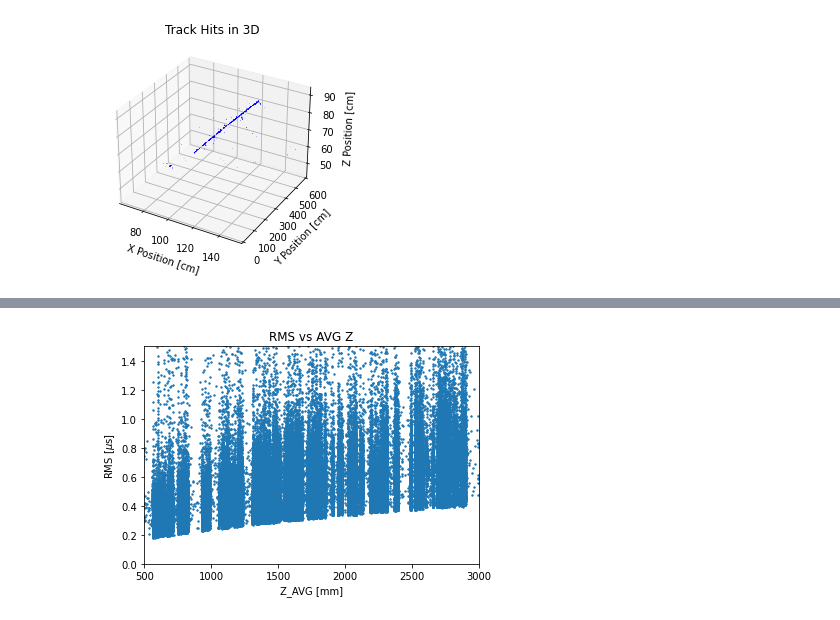
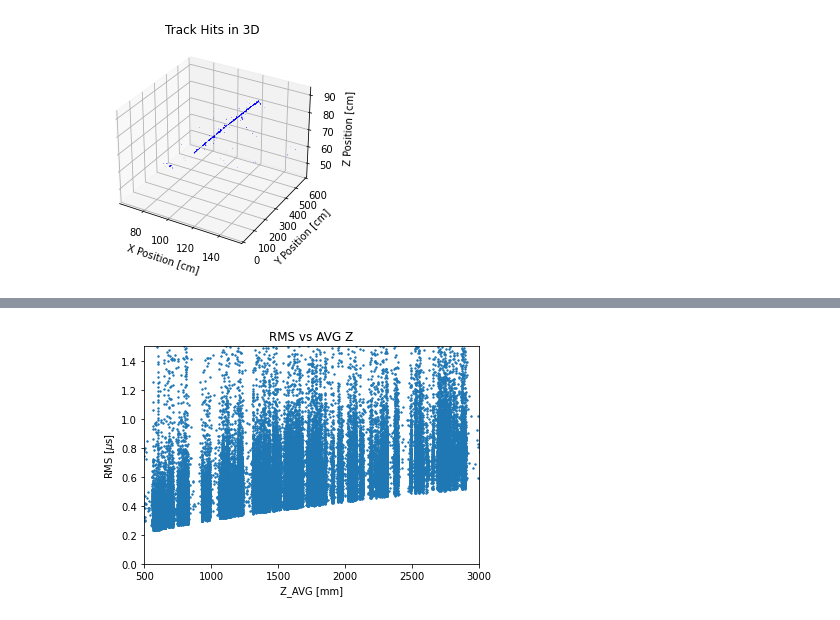
Before and after one commit to Eikenbcr/DUNE, a Jupyter notebook: Warmup/PyMacros/Warmup_Pandas.ipynb, the cells around one changed output, grey strips where cells are left out. Saved outputs shown, nothing was run; the diff lists cells and outputs as text; code cells hidden in the pictures.

```diff
--- a/Warmup/PyMacros/Warmup_Pandas.ipynb
+++ b/Warmup/PyMacros/Warmup_Pandas.ipynb
@@ -128,11 +174,11 @@ plt.savefig('MeanReset_vs_RMS_micro_all.png', dpi=1200)
 # %%
 fig = plt.figure()
-plt.scatter(pixel_stats_df.mean_ToA*1.618, pixel_stats_df.RMS, s=2)
+plt.scatter(pixel_stats_df[pixel_stats_df.resets > 2].mean_ToA*1.618, pixel_stats_df[pixel_stats_df.resets > 2].RMS, s=2)
 plt.xlim([500, 3000])
 plt.ylim([0,1.5])
 plt.ylabel("RMS [$\mu$s]")
 plt.xlabel("Z_AVG [mm]")
 plt.title("RMS vs AVG Z")
-plt.savefig('Z_AVG_vs_RMS_micro_all.png', dpi=1200)
+plt.savefig('Z_AVG_vs_RMS_micro.png', dpi=1200)
 # %% [output]
-[figure, old version]
+[figure, new version]
```
Also changed, not shown: parts of 9 cells of this notebook, 14 other files.
